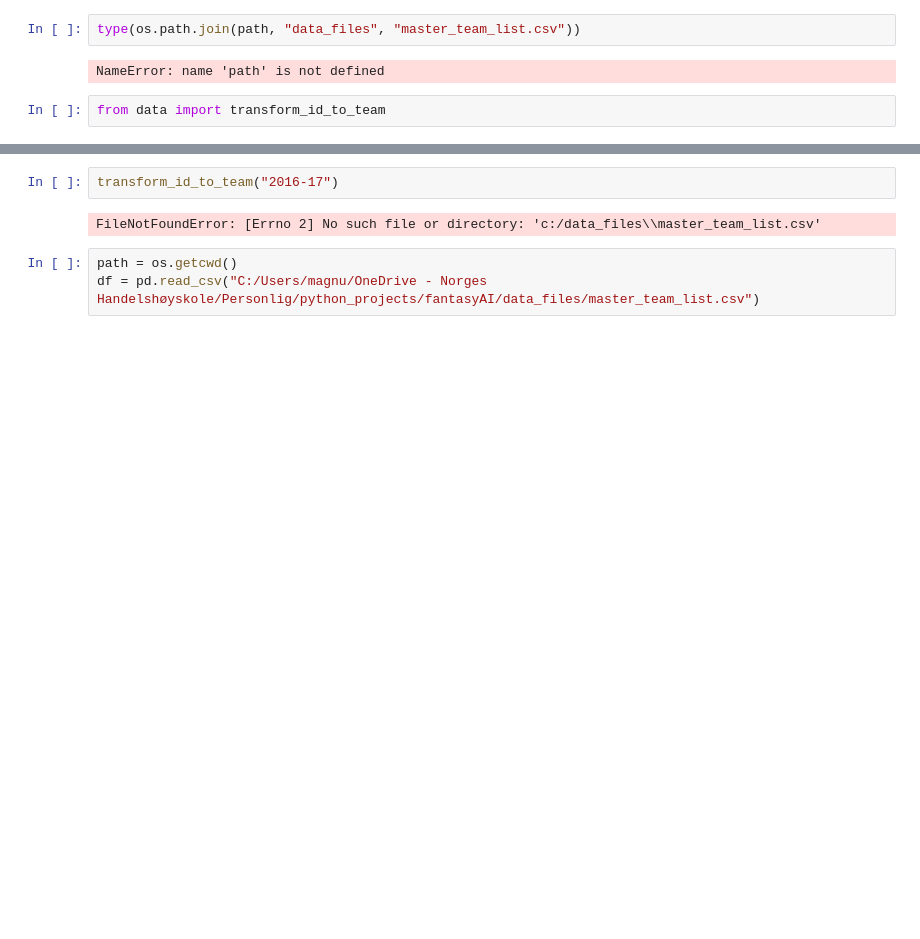
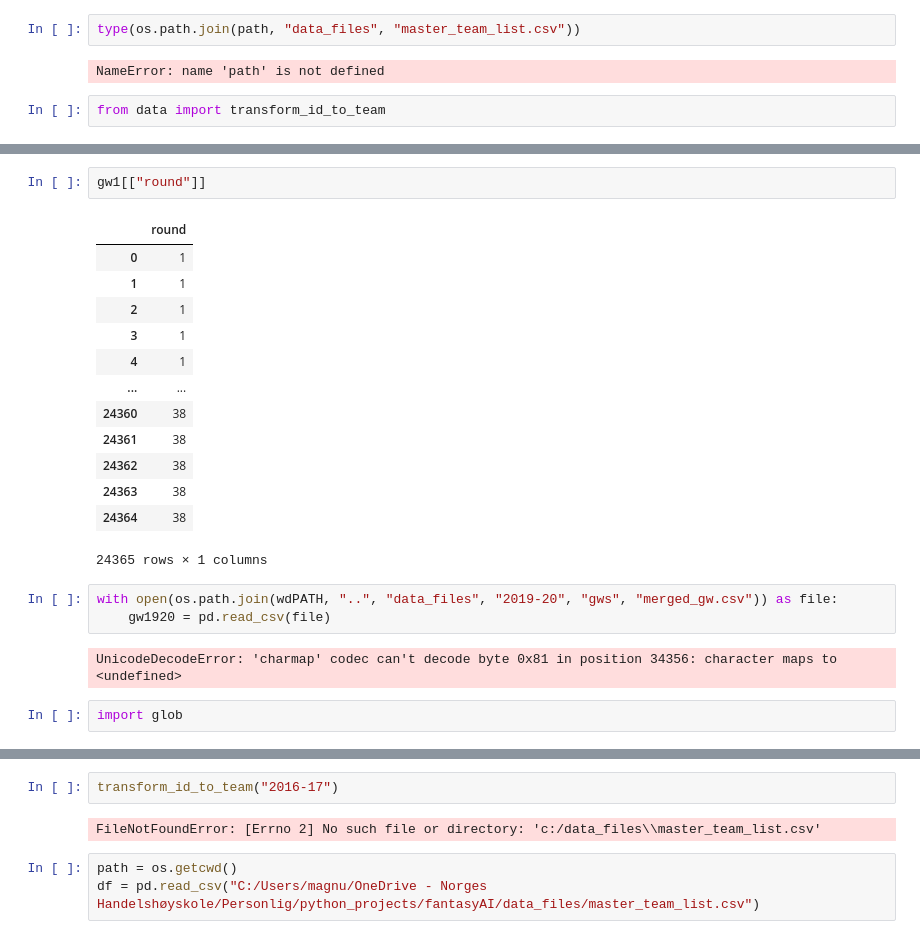
Before and after one commit to magnustorvund/fantasyAI, a Jupyter notebook: notebooks/for_loop_testing.ipynb, the cells around one changed output, grey strips where cells are left out. Drawn from its saved outputs; the diff is of its cells as text; blank space fills up the shorter version.

```diff
--- a/notebooks/for_loop_testing.ipynb
+++ b/notebooks/for_loop_testing.ipynb
@@ -98,0 +129,23 @@ data[1]
+# %%
+gw1[["round"]]
+# %% [output]
+|  | round |
+| 0 | 1 |
+| 1 | 1 |
+| 2 | 1 |
+| 3 | 1 |
+| 4 | 1 |
+| ... | ... |
+| 24360 | 38 |
+| 24361 | 38 |
+| 24362 | 38 |
+| 24363 | 38 |
+| 24364 | 38 |
+24365 rows × 1 columns
+# %%
+with open(os.path.join(wdPATH, "..", "data_files", "2019-20", "gws", "merged_gw.csv")) as file:
+    gw1920 = pd.read_csv(file)
+# %% [output]
+UnicodeDecodeError: 'charmap' codec can't decode byte 0x81 in position 34356: character maps to <undefined>
+# %%
+import glob
```
Also changed, not shown: parts of 14 cells of this notebook, 1 other file.
